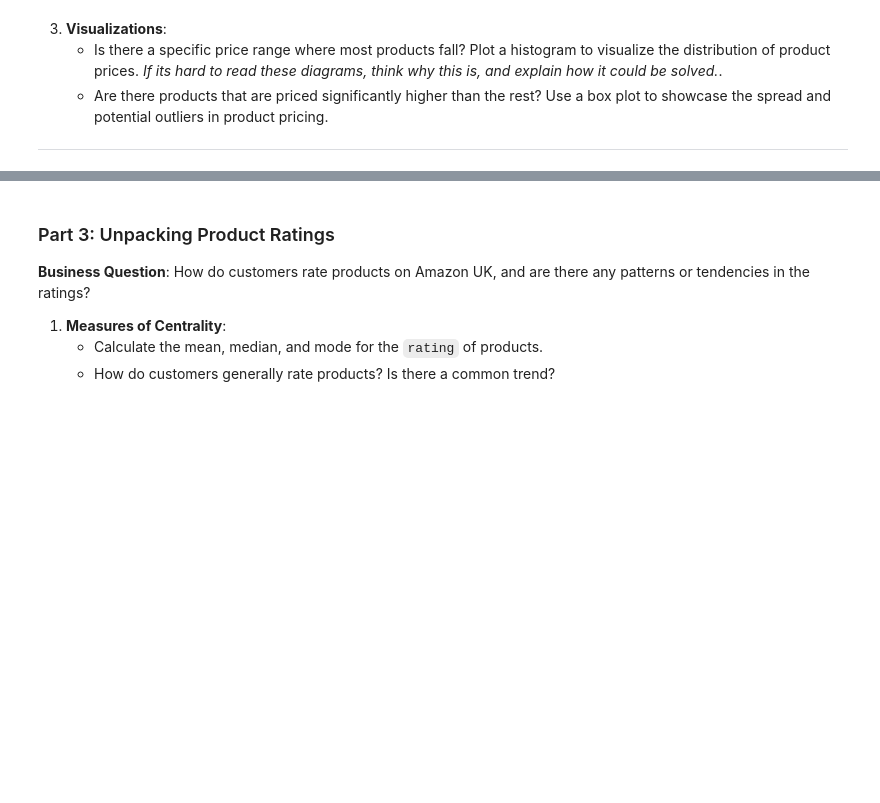
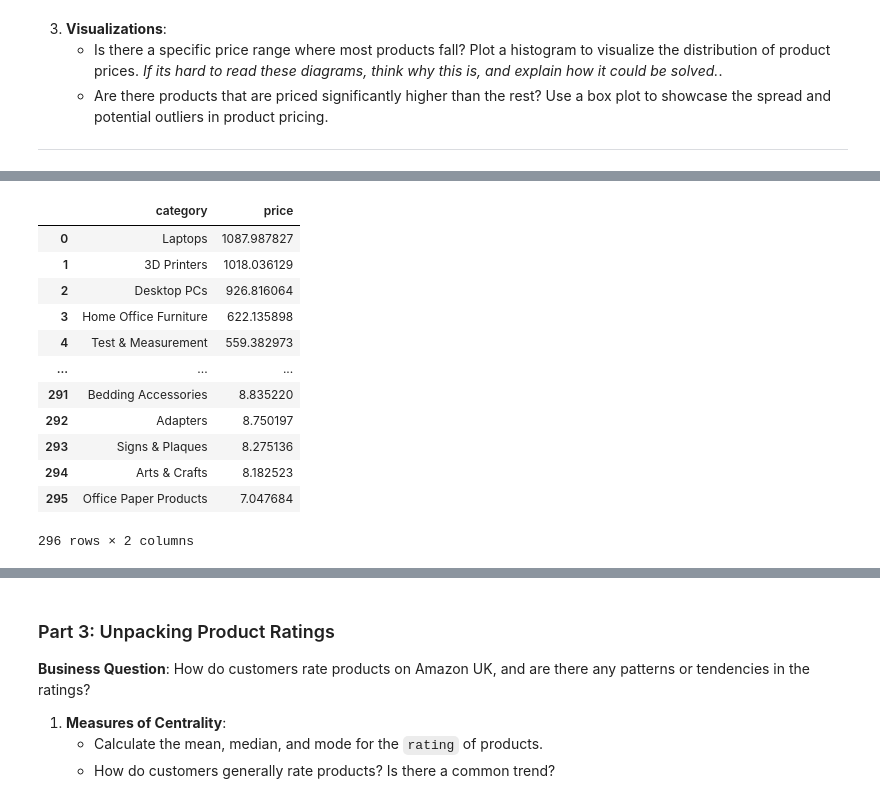
Before and after one commit to data-bootcamp-v4/lab-eda-univariate, a Jupyter notebook: EDA_univariate_analysis_EC.ipynb, the cells around one changed output, grey strips where cells are left out. Cells and saved outputs as stored; diff of their text form; code cells hidden in the pictures; blank space fills up the shorter version.

```diff
--- a/EDA_univariate_analysis_EC.ipynb
+++ b/EDA_univariate_analysis_EC.ipynb
@@ -361,0 +300,17 @@ plt.show()
+# %%
+avg_price_cat = aws_products[['price', 'category']].groupby('category').agg('mean').sort_values(by='price', ascending=False).reset_index()
+avg_price_cat
+# %% [output]
+|  | category | price |
+| 0 | Laptops | 1087.987827 |
+| 1 | 3D Printers | 1018.036129 |
+| 2 | Desktop PCs | 926.816064 |
+| 3 | Home Office Furniture | 622.135898 |
+| 4 | Test & Measurement | 559.382973 |
+| ... | ... | ... |
+| 291 | Bedding Accessories | 8.835220 |
+| 292 | Adapters | 8.750197 |
+| 293 | Signs & Plaques | 8.275136 |
+| 294 | Arts & Crafts | 8.182523 |
+| 295 | Office Paper Products | 7.047684 |
+296 rows × 2 columns
```
Also changed, not shown: parts of 34 cells of this notebook.
